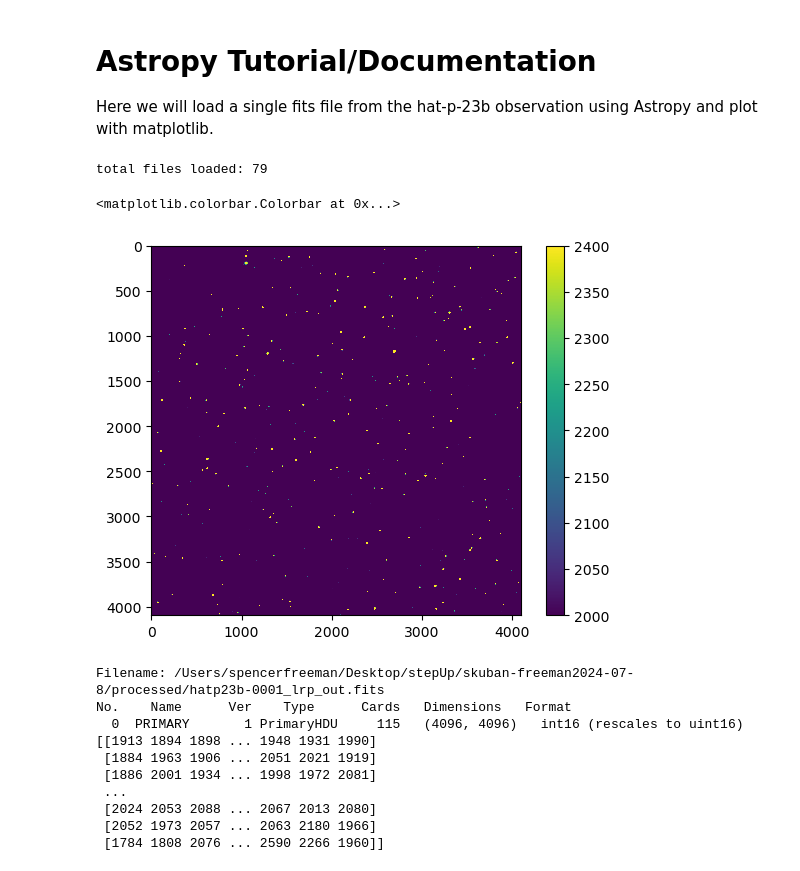
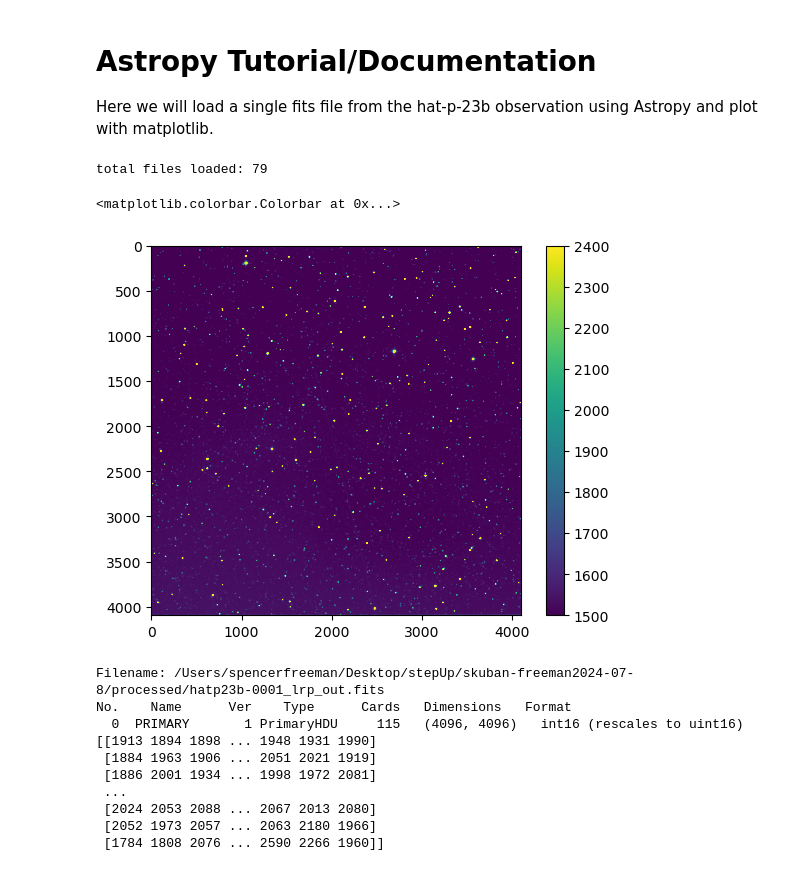
Before and after one commit to STEPUP-AstroPGH/LightKurveDEMO, a Jupyter notebook: doc_examples/astropy.ipynb, the cells around one changed output. Drawn from its saved outputs; the diff is of its cells as text; code cells hidden in the pictures.

```diff
--- a/doc_examples/astropy.ipynb
+++ b/doc_examples/astropy.ipynb
@@ -11,33 +11,33 @@ from astropy.io import fits
 # %%
 '''
 lets loop over all the fits files in our directory and store them in a linked list.
 We will import the os module to pull local FITS files into the program and the collections module to store files in a linked list.
 '''
 import os
 import collections
 
 #user specific path...
 directory = '/Users/spencerfreeman/Desktop/stepUp/skuban-freeman2024-07-8/processed/'
 file_linkedlist = collections.deque()
 
 for filename in os.listdir(directory):
     f = os.path.join(directory, filename)
     if os.path.isfile(f):
         file = fits.open(f)
         file_linkedlist.append(file)
 
 print('total files loaded: {0}'.format(len(file_linkedlist)))
 
 for f in file_linkedlist:
     file_data = f[0].data
 
 #display the sixth node of the linked list as a colored plot of pixel values
-plt.imshow(file_linkedlist[5][0].data, vmin=2000, vmax=2400)
+plt.imshow(file_linkedlist[5][0].data, vmin=1500, vmax=2400)
 plt.colorbar()
 # %% [output]
 total files loaded: 79
 <matplotlib.colorbar.Colorbar at 0x...>
-[figure, old version]
+[figure, new version]
 # %%
 file = fits.open('/Users/spencerfreeman/Desktop/stepUp/skuban-freeman2024-07-8/processed/hatp23b-0001_lrp_out.fits')
 #contains HDU data header unit...
```
Also changed, not shown: 5 other files.
